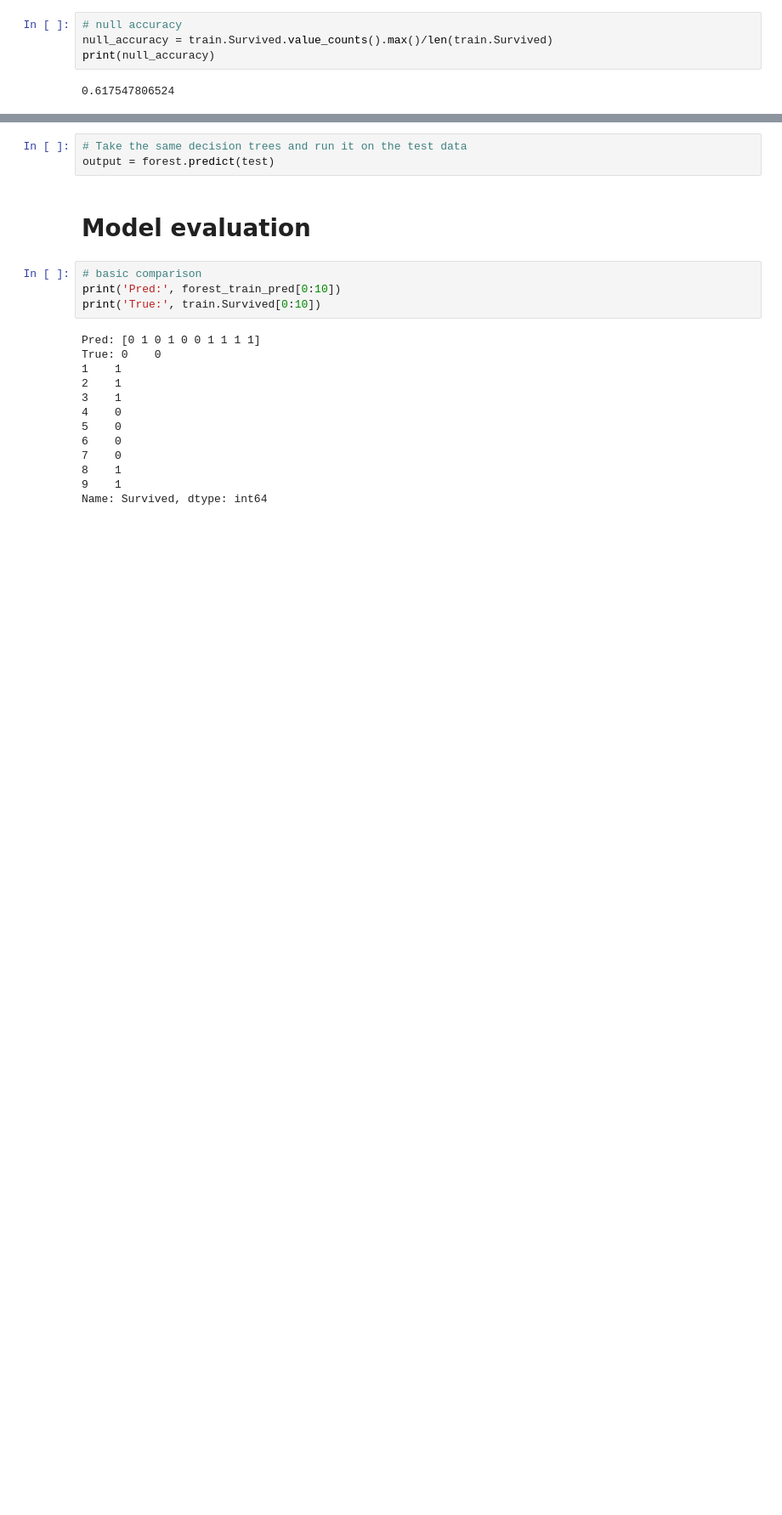
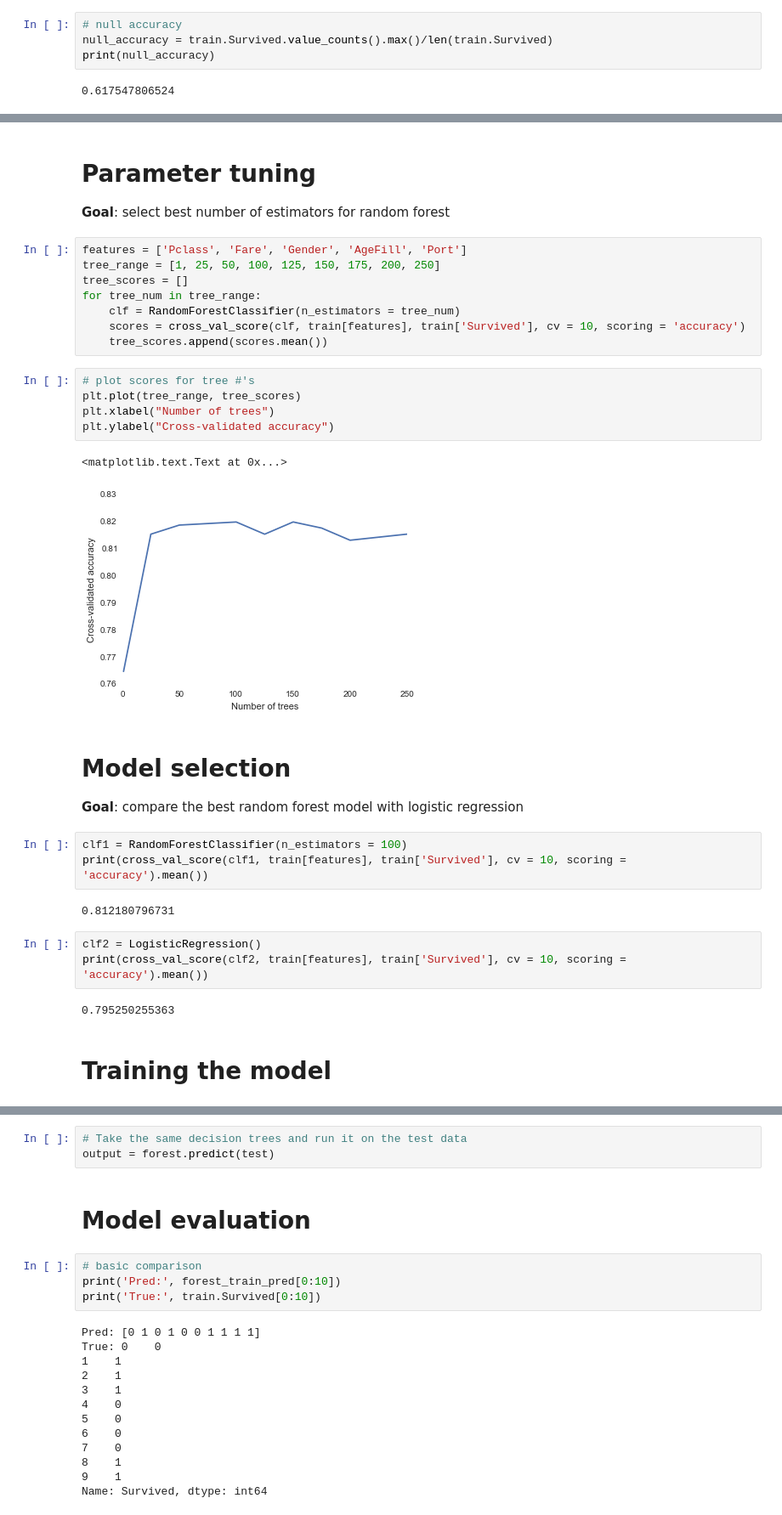
Before and after one commit to ErBa508/kggle, a Jupyter notebook: Titanic/RandomForest_titanic.ipynb, the cells around one changed output, grey strips where cells are left out. Shown at 85% size. Drawn from its saved outputs; the diff is of its cells as text; blank space fills up the shorter version.

```diff
--- a/Titanic/RandomForest_titanic.ipynb
+++ b/Titanic/RandomForest_titanic.ipynb
@@ -42,3 +96,37 @@ print(null_accuracy)
+# %% [markdown]
+# Parameter tuning
+**Goal**: select best number of estimators for random forest
+# %%
+features = ['Pclass', 'Fare', 'Gender', 'AgeFill', 'Port']
+tree_range = [1, 25, 50, 100, 125, 150, 175, 200, 250]
+tree_scores = []
+for tree_num in tree_range:
+    clf = RandomForestClassifier(n_estimators = tree_num)
+    scores = cross_val_score(clf, train[features], train['Survived'], cv = 10, scoring = 'accuracy')
+    tree_scores.append(scores.mean())
+# %%
+# plot scores for tree #'s
+plt.plot(tree_range, tree_scores)
+plt.xlabel("Number of trees")
+plt.ylabel("Cross-validated accuracy")
+# %% [output]
+<matplotlib.text.Text at 0x...>
+[figure, added]
+# %% [markdown]
+# Model selection
+**Goal**: compare the best random forest model with logistic regression
+# %%
+clf1 = RandomForestClassifier(n_estimators = 100)
+print(cross_val_score(clf1, train[features], train['Survived'], cv = 10, scoring = 'accuracy').mean())
+# %% [output]
+0.812180796731
+# %%
+clf2 = LogisticRegression()
+print(cross_val_score(clf2, train[features], train['Survived'], cv = 10, scoring = 'accuracy').mean())
+# %% [output]
+0.795250255363
+# %% [markdown]
+# Training the model
 # %%
 # Create the random forest object which will include all the parameters
 # for the fit
```
Also changed, not shown: parts of 18 cells of this notebook.
